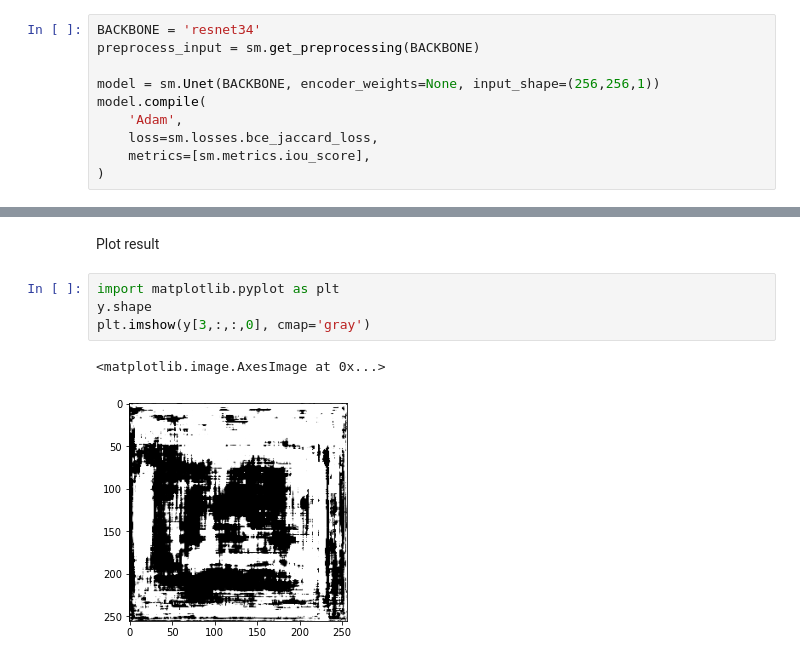
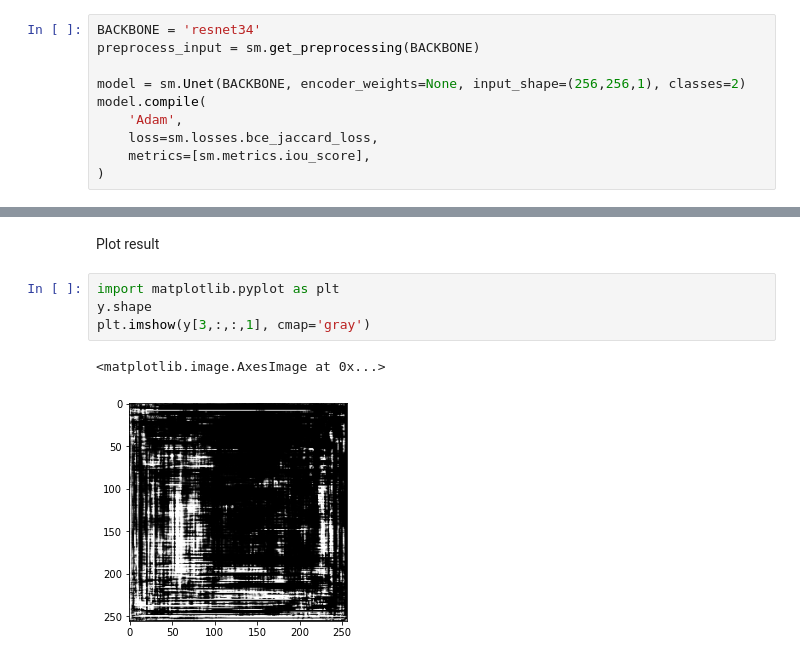
Before and after one commit to michaelkihm/Ceramics_Segmentation, a Jupyter notebook: segmentation.ipynb, the cells around one changed output, grey strips where cells are left out. Cells and saved outputs as stored; diff of their text form.

```diff
--- a/segmentation.ipynb
+++ b/segmentation.ipynb
@@ -12,7 +12,7 @@ Creating model using standard parameters
 BACKBONE = 'resnet34'
 preprocess_input = sm.get_preprocessing(BACKBONE)
 
-model = sm.Unet(BACKBONE, encoder_weights=None, input_shape=(256,256,1))
+model = sm.Unet(BACKBONE, encoder_weights=None, input_shape=(256,256,1), classes=2)
 model.compile(
     'Adam',
     loss=sm.losses.bce_jaccard_loss,
@@ -67,7 +67,7 @@ Plot result
 # %%
 import matplotlib.pyplot as plt
 y.shape
-plt.imshow(y[3,:,:,0], cmap='gray')
+plt.imshow(y[3,:,:,1], cmap='gray')
 # %% [output]
 <matplotlib.image.AxesImage at 0x...>
-[figure, old version]
+[figure, new version]
```
Also changed, not shown: parts of 3 cells of this notebook.
